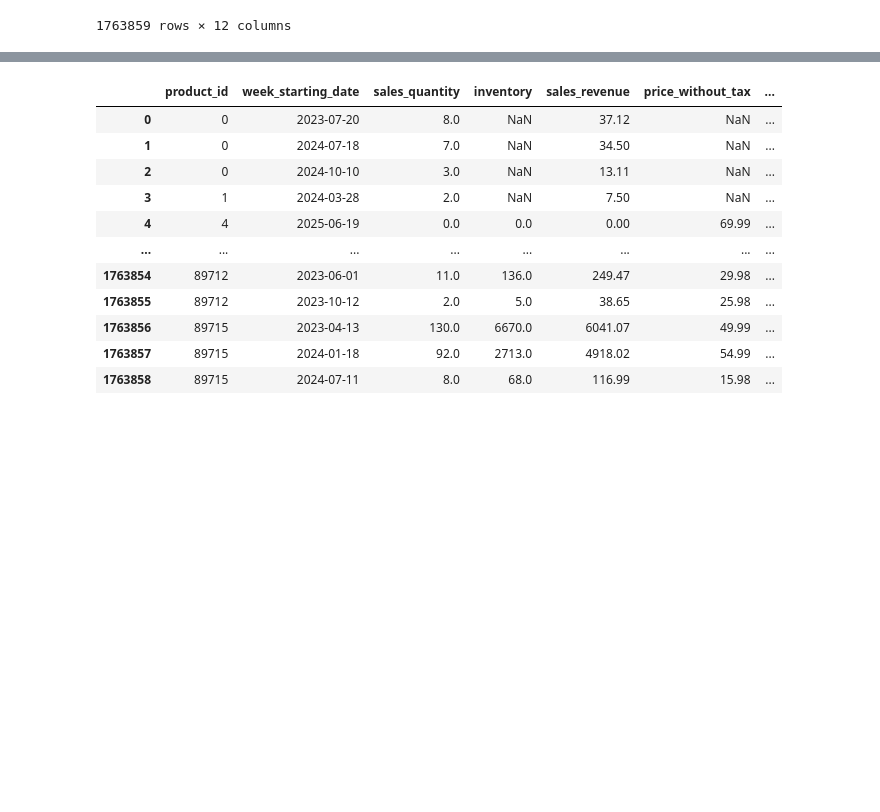
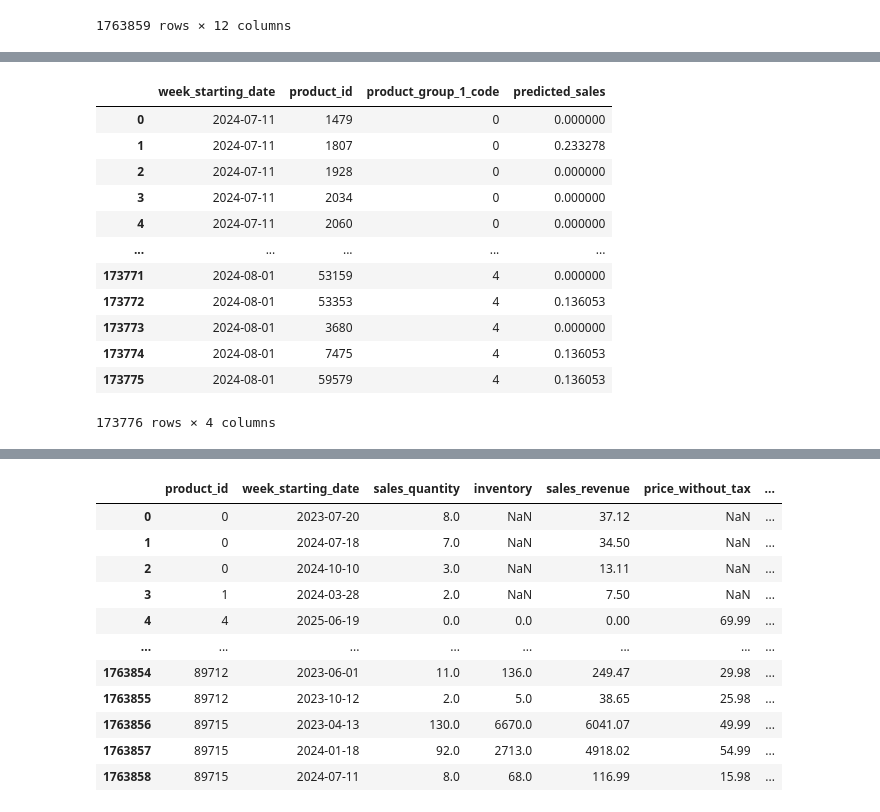
Before and after one commit to UmutToygarGoz/Algorun_24_Beyza_Toygar_TBD, a Jupyter notebook: Toygar_v.1.ipynb, the cells around one changed output, grey strips where cells are left out. Saved outputs shown, nothing was run; the diff lists cells and outputs as text; code cells hidden in the pictures; blank space fills up the shorter version.

```diff
--- a/Toygar_v.1.ipynb
+++ b/Toygar_v.1.ipynb
@@ -319,0 +376,50 @@ train_df
+# %%
+# First calculate the ratios as before
+last_date = train_df['week_starting_date'].max()
+two_months_ago = last_date - pd.DateOffset(months=2)
+last_2months_df = train_df[train_df['week_starting_date'] >= two_months_ago]
+
+# Calculate ratios
+product_sales = last_2months_df.groupby('product_id')['sales_quantity'].sum()
+group_sales = last_2months_df.groupby('product_group_1_code')['sales_quantity'].sum()
+
+sales_ratio = (
+    last_2months_df[['product_id', 'product_group_1_code']]
+    .drop_duplicates()
+    .set_index('product_id')
+)
+
+sales_ratio['product_sales'] = product_sales
+sales_ratio['group_total_sales'] = sales_ratio['product_group_1_code'].map(group_sales)
+sales_ratio['sales_ratio'] = sales_ratio['product_sales'] / sales_ratio['group_total_sales']
+sales_ratio = sales_ratio.reset_index()
+# %%
+# Perform a merge operation instead of iterating
+merged_data = pd.merge(
+    grouped_sales[['week_starting_date', 'product_group_1_code', 'sales_quantity']],
+    sales_ratio[['product_group_1_code', 'product_id', 'sales_ratio']],
+    on='product_group_1_code'
+)
+
+# Vectorized calculation of predicted sales
+merged_data['predicted_sales'] = merged_data['sales_quantity'] * merged_data['sales_ratio']
+
+# Select required columns for final output
+predictions_df = merged_data[['week_starting_date', 'product_id',
+                            'product_group_1_code', 'predicted_sales']]
+# %%
+predictions_df
+# %% [output]
+|  | week_starting_date | product_id | product_group_1_code | predicted_sales |
+| 0 | 2024-07-11 | 1479 | 0 | 0.000000 |
+| 1 | 2024-07-11 | 1807 | 0 | 0.233278 |
+| 2 | 2024-07-11 | 1928 | 0 | 0.000000 |
+| 3 | 2024-07-11 | 2034 | 0 | 0.000000 |
+| 4 | 2024-07-11 | 2060 | 0 | 0.000000 |
+| ... | ... | ... | ... | ... |
+| 173771 | 2024-08-01 | 53159 | 4 | 0.000000 |
+| 173772 | 2024-08-01 | 53353 | 4 | 0.136053 |
+| 173773 | 2024-08-01 | 3680 | 4 | 0.000000 |
+| 173774 | 2024-08-01 | 7475 | 4 | 0.136053 |
+| 173775 | 2024-08-01 | 59579 | 4 | 0.136053 |
+173776 rows × 4 columns
```
Also changed, not shown: parts of 17 cells of this notebook, 1 other file.
